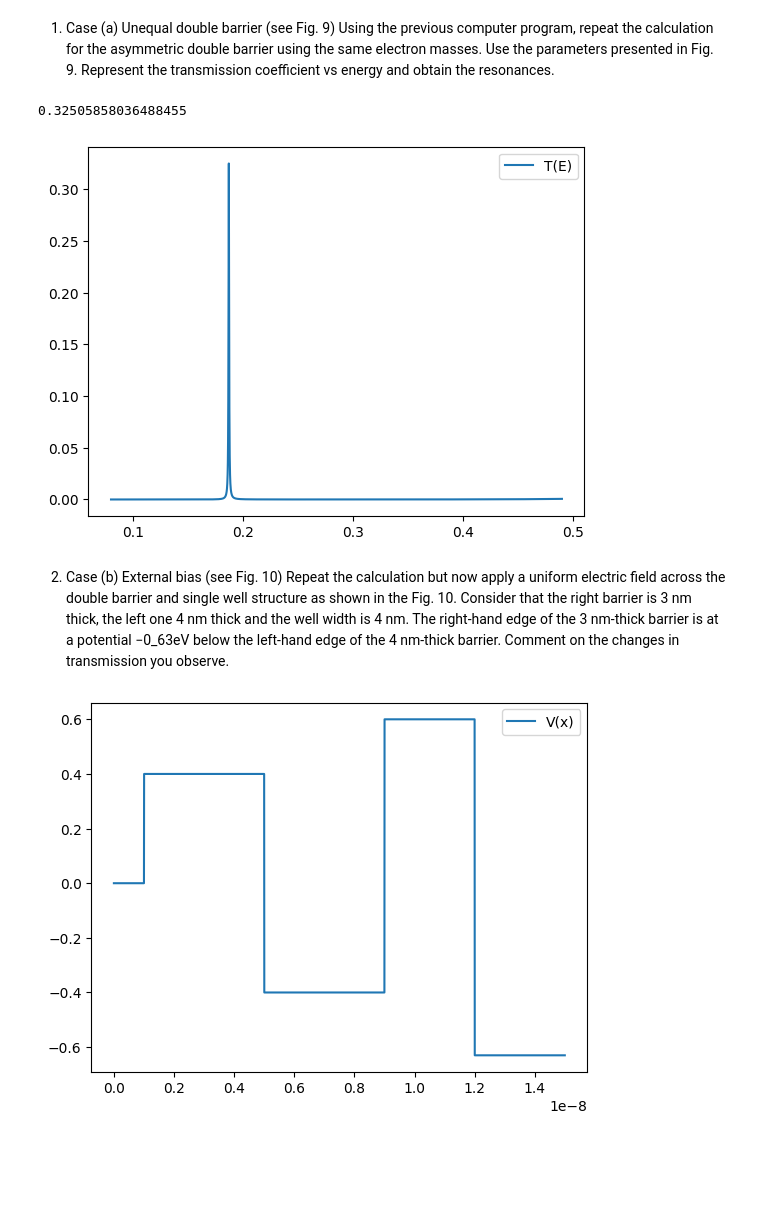
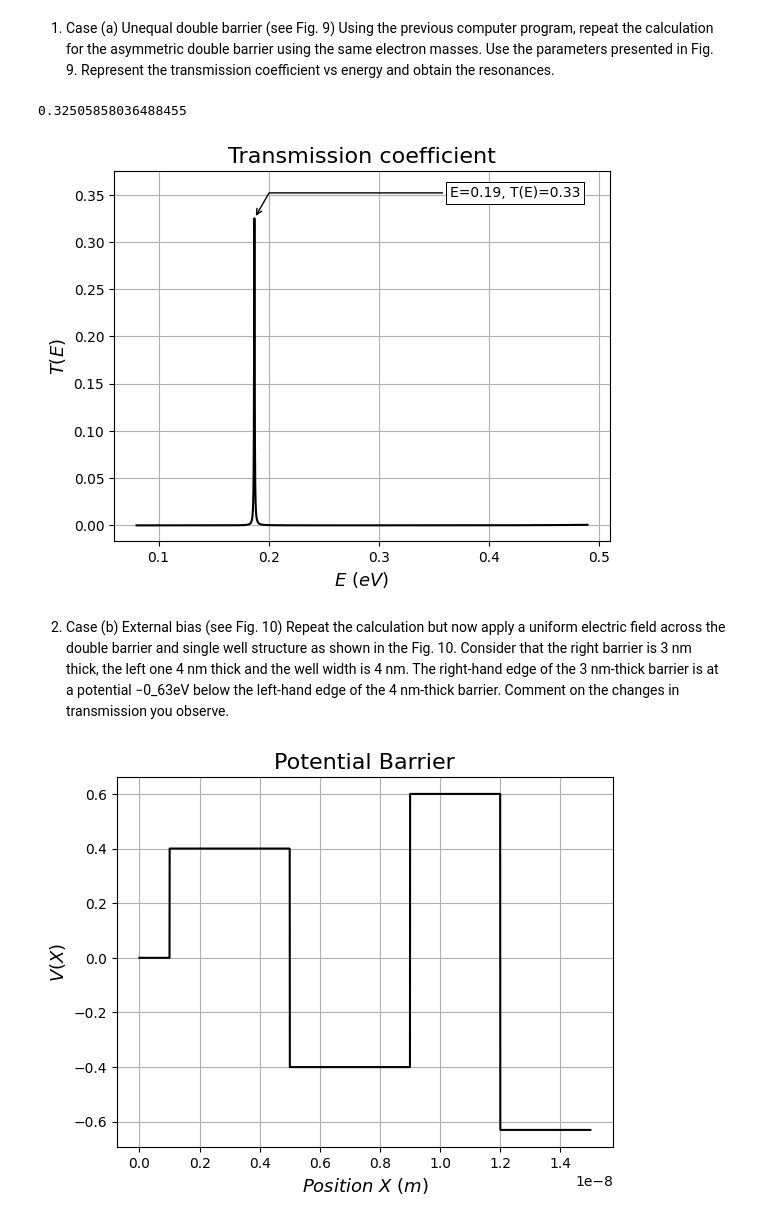
Before and after one commit to LuisGMM/UC3M_AdvancedQuantumPhysics_LAB_ResonantTunneling, a Jupyter notebook: src/UC3M_AdvancedQuantumPhysics_LAB_ResonantTunneling/main.ipynb, the cells around one changed output. Drawn from its saved outputs; the diff is of its cells as text; code cells hidden in the pictures; blank space fills up the shorter version.

```diff
--- a/src/UC3M_AdvancedQuantumPhysics_LAB_ResonantTunneling/main.ipynb
+++ b/src/UC3M_AdvancedQuantumPhysics_LAB_ResonantTunneling/main.ipynb
@@ -6,6 +6,18 @@ from math import atan
 import numpy as np
 
 import matplotlib.pyplot as plt
+# %%
+def annot_max(x,y, ax=None):
+    xmax = x[np.argmax(y)]
+    ymax = y.max()
+    text= "E={:.2f}, T(E)={:.2f}".format(xmax, ymax)
+    if not ax:
+        ax=plt.gca()
+    bbox_props = dict(boxstyle="square,pad=0.3", fc="w", ec="k", lw=0.72)
+    arrowprops=dict(arrowstyle="->",connectionstyle="angle,angleA=0,angleB=60")
+    kw = dict(xycoords='data',textcoords="axes fraction",
+              arrowprops=arrowprops, bbox=bbox_props, ha="right", va="top")
+    ax.annotate(text, xy=(xmax, ymax), xytext=(0.94,0.96), **kw)
 # %%
 k1 = k3 = k5 = 0
 x2 = x4 = 0
@@ -145,18 +167,24 @@ def T2_at(E):
 
     return T(k1, k3, k5, x2, x4, w2, w3, w4)
 # %%
-
 E = np.arange(0.08, 0.49, 0.0001)
-T2_at_E = tuple(T2_at(Ei) for Ei in E)
+T2_at_E = np.array(tuple(T2_at(Ei) for Ei in E))
 
 print(max(T2_at_E))
 
-plt.plot(E, T2_at_E, label=f'T(E)')
-plt.legend()
+plt.title(r"Transmission coefficient", fontsize='16')
+
+plt.plot(E, T2_at_E, label=f'T(E)', color='black')
+annot_max(E, T2_at_E)
+
+plt.xlabel(r'$E \ (eV)$', fontsize='13')
+plt.ylabel(r'$T(E)$',fontsize='13')
+plt.ylim(top=max(T2_at_E) + 0.05)
+plt.grid()
 plt.show()
 # %% [output]
 0.32505858036488455
-[figure, old version]
+[figure, new version]
 # %% [markdown]
 2. Case (b) External bias (see Fig. 10)
    Repeat the calculation but now apply a uniform electric field across
@@ -200,11 +228,18 @@ def V(x: float) -> float:
         return -0.63
 # %%
 x_ = np.arange(0e-9, 15e-9, 0.0025e-9)
-plt.plot(x_, [V(xi) for xi in x_], label=f'V(x)')
-plt.legend()
+
+plt.title('Potential Barrier', fontsize=16)
+
+plt.plot(x_, [V(xi) for xi in x_], label=f'V(x)', color='black')
+
+plt.xlabel(r'$Position \ X \ (m)$', fontsize='13')
+plt.ylabel(r'$V(X)$',fontsize='13')
+plt.ticklabel_format(axis="x", style="sci", scilimits=(0,0))
+plt.grid()
 plt.show()
 # %% [output]
-[figure, old version]
+[figure, new version]
 # %%
 
 def T3_at(E):
```
Also changed, not shown: parts of 5 cells of this notebook.
